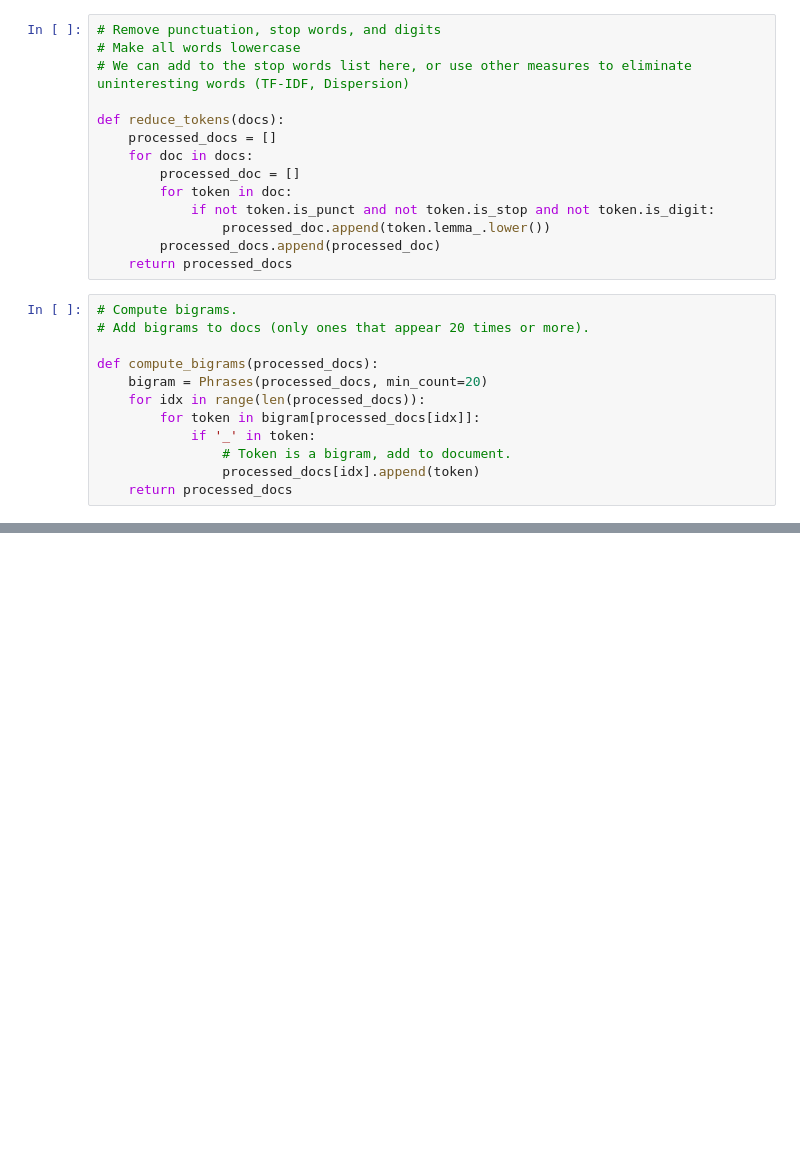
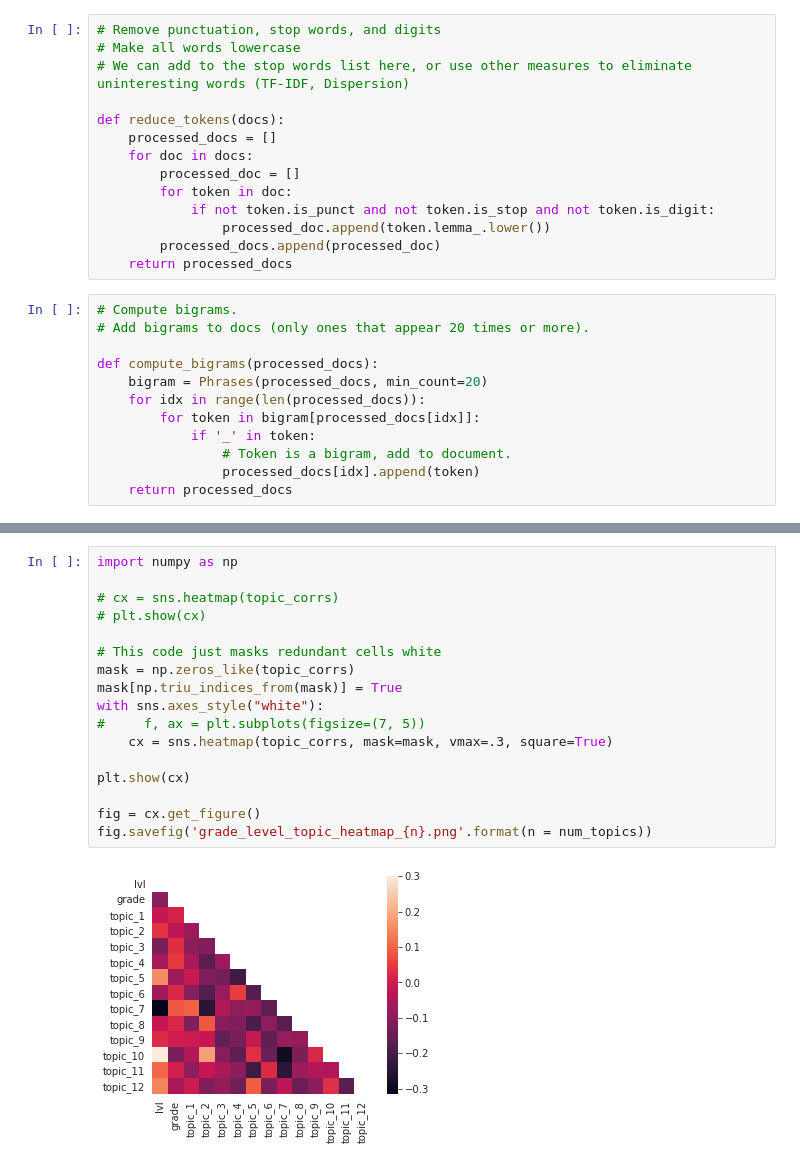
Before and after one commit to langdonholmes/efcamdat-data-cleaning, a Jupyter notebook: TopicModellingPrep.ipynb, the cells around one changed output, grey strips where cells are left out. Cells and saved outputs as stored; diff of their text form; blank space fills up the shorter version.

```diff
--- a/TopicModellingPrep.ipynb
+++ b/TopicModellingPrep.ipynb
@@ -165,0 +353,19 @@ topic
+# %%
+import numpy as np
+
+# cx = sns.heatmap(topic_corrs)
+# plt.show(cx)
+
+# This code just masks redundant cells white
+mask = np.zeros_like(topic_corrs)
+mask[np.triu_indices_from(mask)] = True
+with sns.axes_style("white"):
+#     f, ax = plt.subplots(figsize=(7, 5))
+    cx = sns.heatmap(topic_corrs, mask=mask, vmax=.3, square=True)
+
+plt.show(cx)
+
+fig = cx.get_figure()
+fig.savefig('grade_level_topic_heatmap_{n}.png'.format(n = num_topics))
+# %% [output]
+[figure, added]
```
Also changed, not shown: parts of 29 cells of this notebook, 3 other files.
